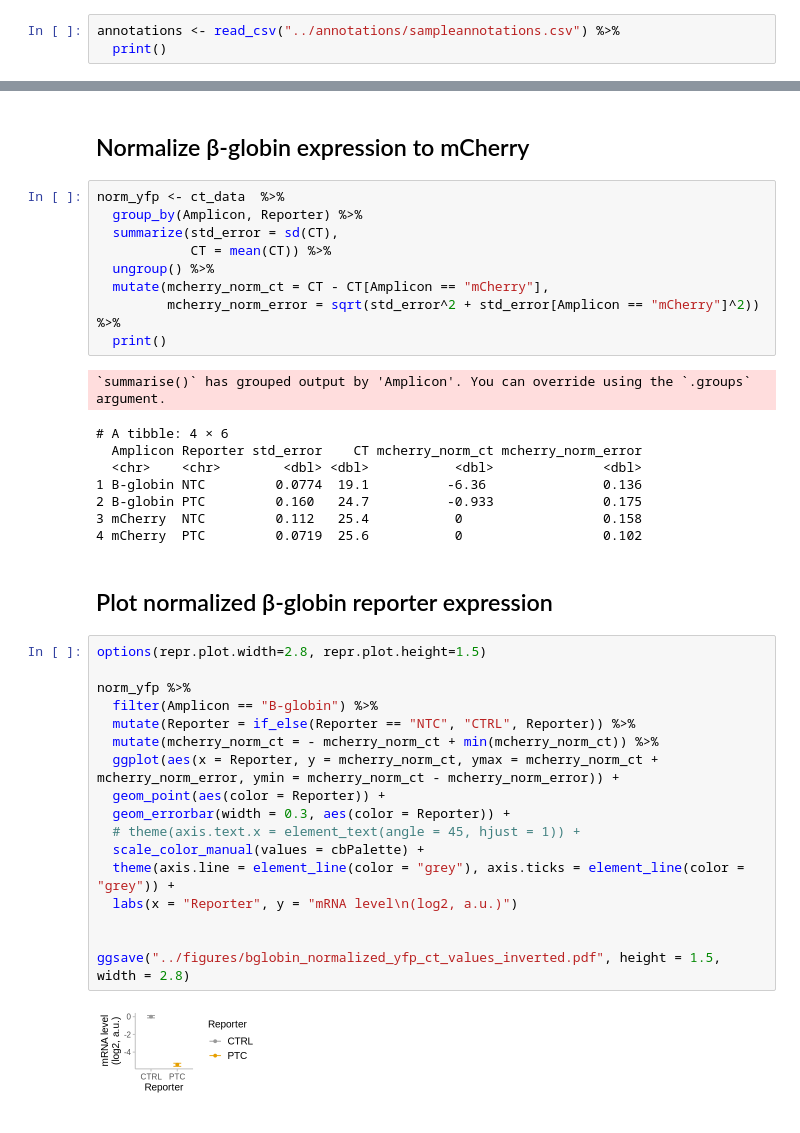
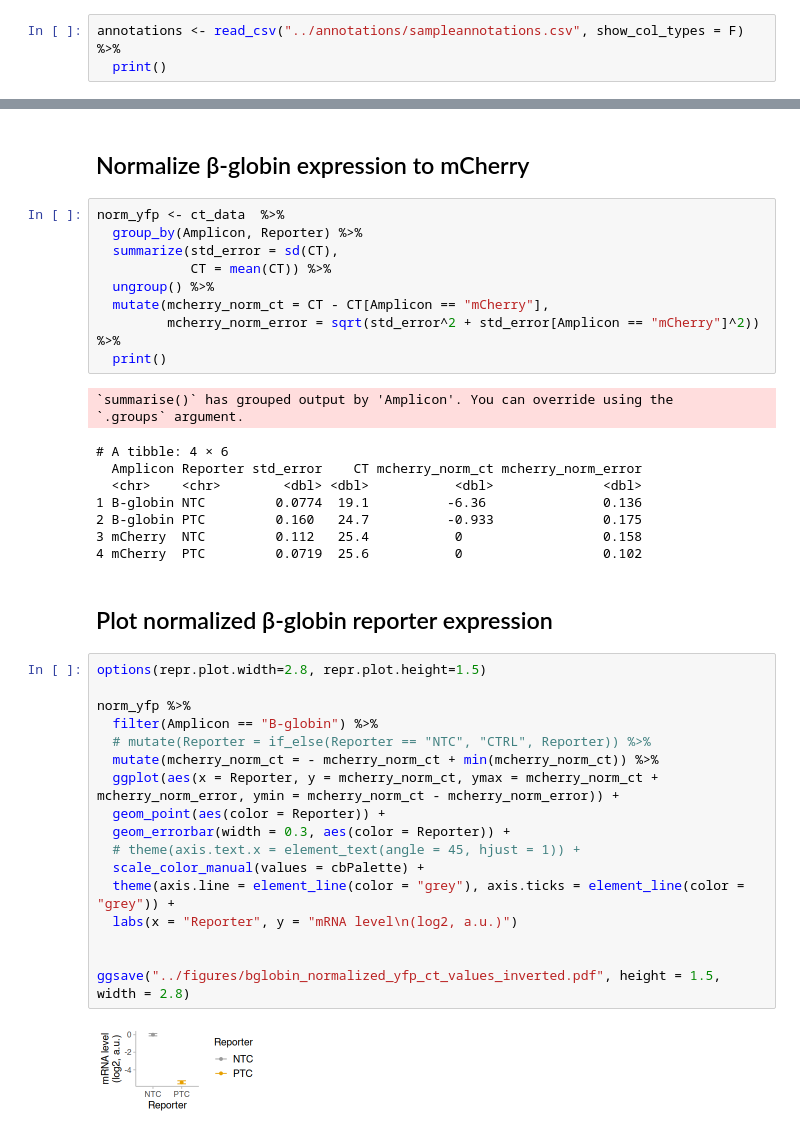
Before and after one commit to rasilab/nugent_2024, a Jupyter notebook: analysis/qpcr/nmd_reporter_validation/scripts/plot_figs4_qpcr.ipynb, the cells around one changed output, grey strips where cells are left out. Cells and saved outputs as stored; diff of their text form.

Commit message:
Update qpcr globin reporter

```diff
--- a/analysis/qpcr/nmd_reporter_validation/scripts/plot_figs4_qpcr.ipynb
+++ b/analysis/qpcr/nmd_reporter_validation/scripts/plot_figs4_qpcr.ipynb
@@ -10,6 +13,6 @@ if (!file.exists('../figures')){
 # %% [markdown]
 ## Read in annotations
 # %%
-annotations <- read_csv("../annotations/sampleannotations.csv") %>%
+annotations <- read_csv("../annotations/sampleannotations.csv", show_col_types = F) %>%
   print()
 # %% [output]
@@ -90,7 +83,8 @@ norm_yfp <- ct_data  %>%
          mcherry_norm_error = sqrt(std_error^2 + std_error[Amplicon == "mCherry"]^2)) %>%
   print()
 # %% [output]
-`summarise()` has grouped output by 'Amplicon'. You can override using the `.groups` argument.
+`summarise()` has grouped output by 'Amplicon'. You can override using the
+`.groups` argument.
 # A tibble: 4 × 6
   Amplicon Reporter std_error    CT mcherry_norm_ct mcherry_norm_error
   <chr>    <chr>        <dbl> <dbl>           <dbl>              <dbl>
@@ -103,19 +97,19 @@ norm_yfp <- ct_data  %>%
 # %%
 options(repr.plot.width=2.8, repr.plot.height=1.5)
 
 norm_yfp %>%
   filter(Amplicon == "B-globin") %>%
-  mutate(Reporter = if_else(Reporter == "NTC", "CTRL", Reporter)) %>%
+  # mutate(Reporter = if_else(Reporter == "NTC", "CTRL", Reporter)) %>%
   mutate(mcherry_norm_ct = - mcherry_norm_ct + min(mcherry_norm_ct)) %>%
   ggplot(aes(x = Reporter, y = mcherry_norm_ct, ymax = mcherry_norm_ct + mcherry_norm_error, ymin = mcherry_norm_ct - mcherry_norm_error)) +
   geom_point(aes(color = Reporter)) +
   geom_errorbar(width = 0.3, aes(color = Reporter)) +
   # theme(axis.text.x = element_text(angle = 45, hjust = 1)) +
   scale_color_manual(values = cbPalette) +
   theme(axis.line = element_line(color = "grey"), axis.ticks = element_line(color = "grey")) +
   labs(x = "Reporter", y = "mRNA level\n(log2, a.u.)")
 
 
 ggsave("../figures/bglobin_normalized_yfp_ct_values_inverted.pdf", height = 1.5, width = 2.8)
 # %% [output]
-[figure, old version]
+[figure, new version]
```
Also changed, not shown: parts of 3 cells of this notebook, 1 other file.
